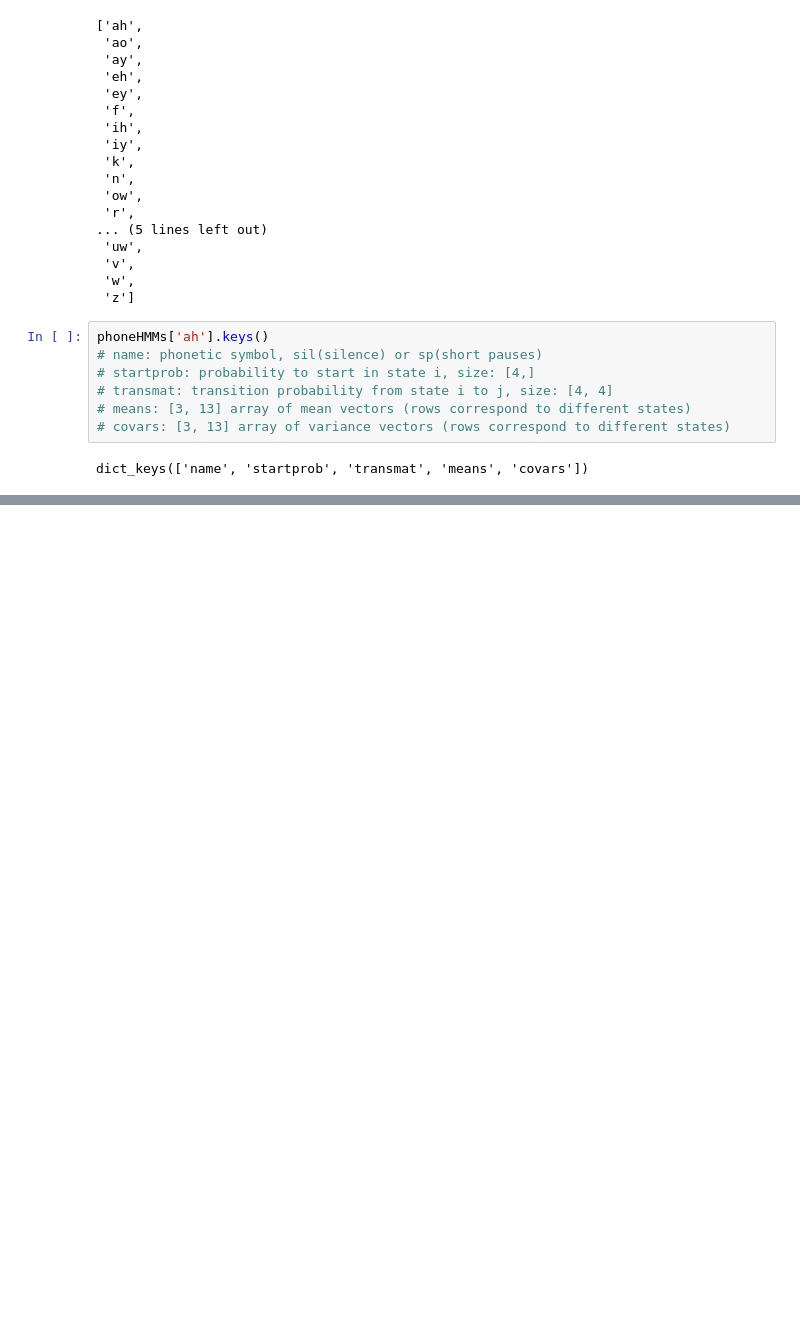
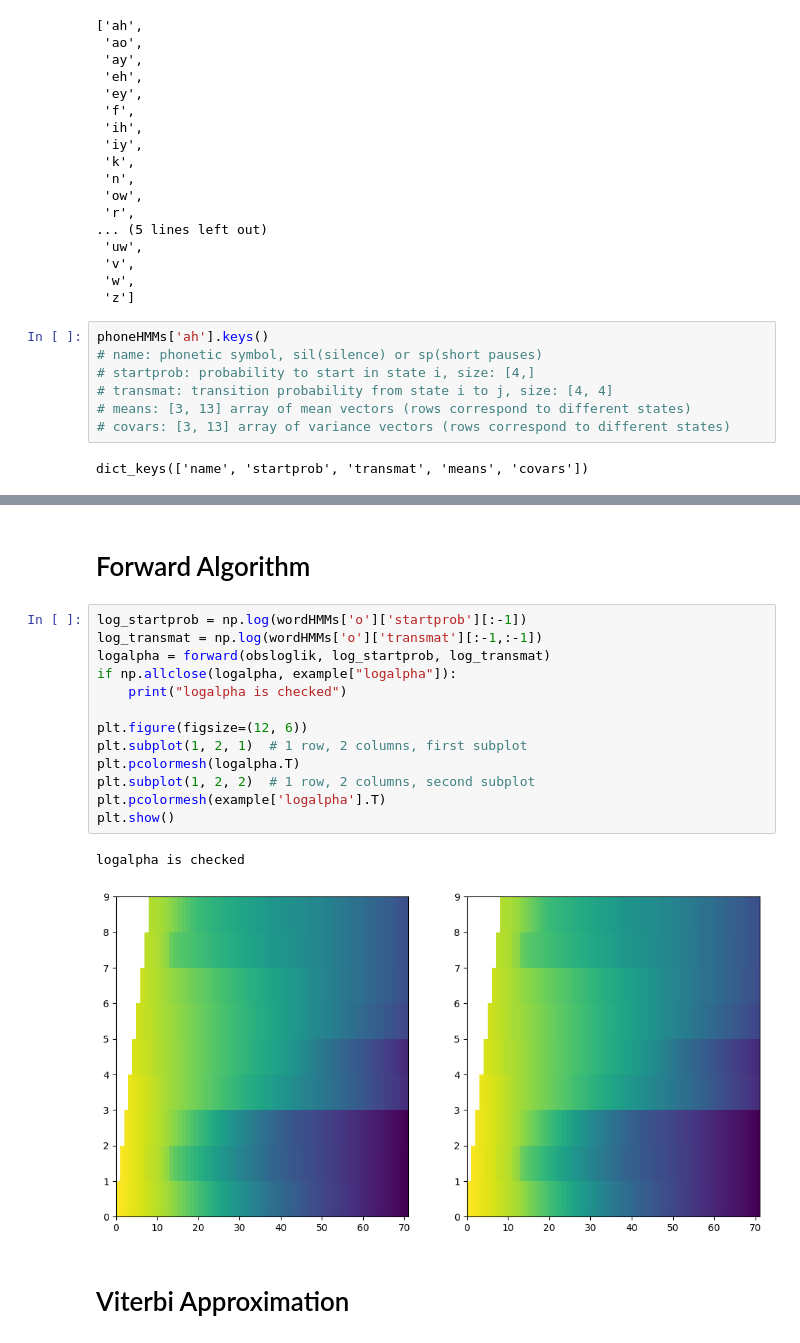
Before and after one commit to didwdidw/DT2119-Speech-and-Speaker-Recognition, a Jupyter notebook: lab2/lab2.ipynb, the cells around one changed output, grey strips where cells are left out. Saved outputs shown, nothing was run; the diff lists cells and outputs as text; blank space fills up the shorter version.

```diff
--- a/lab2/lab2.ipynb
+++ b/lab2/lab2.ipynb
@@ -73,0 +92,20 @@ for digit in prondict.keys():
+# %% [markdown]
+# Forward Algorithm
+# %%
+log_startprob = np.log(wordHMMs['o']['startprob'][:-1])
+log_transmat = np.log(wordHMMs['o']['transmat'][:-1,:-1])
+logalpha = forward(obsloglik, log_startprob, log_transmat)
+if np.allclose(logalpha, example["logalpha"]):
+    print("logalpha is checked")
+
+plt.figure(figsize=(12, 6))
+plt.subplot(1, 2, 1)  # 1 row, 2 columns, first subplot
+plt.pcolormesh(logalpha.T)
+plt.subplot(1, 2, 2)  # 1 row, 2 columns, second subplot
+plt.pcolormesh(example['logalpha'].T)
+plt.show()
+# %% [output]
+logalpha is checked
+[figure, added]
+# %% [markdown]
+# Viterbi Approximation
```
Also changed, not shown: parts of 5 cells of this notebook, 1 other file.
